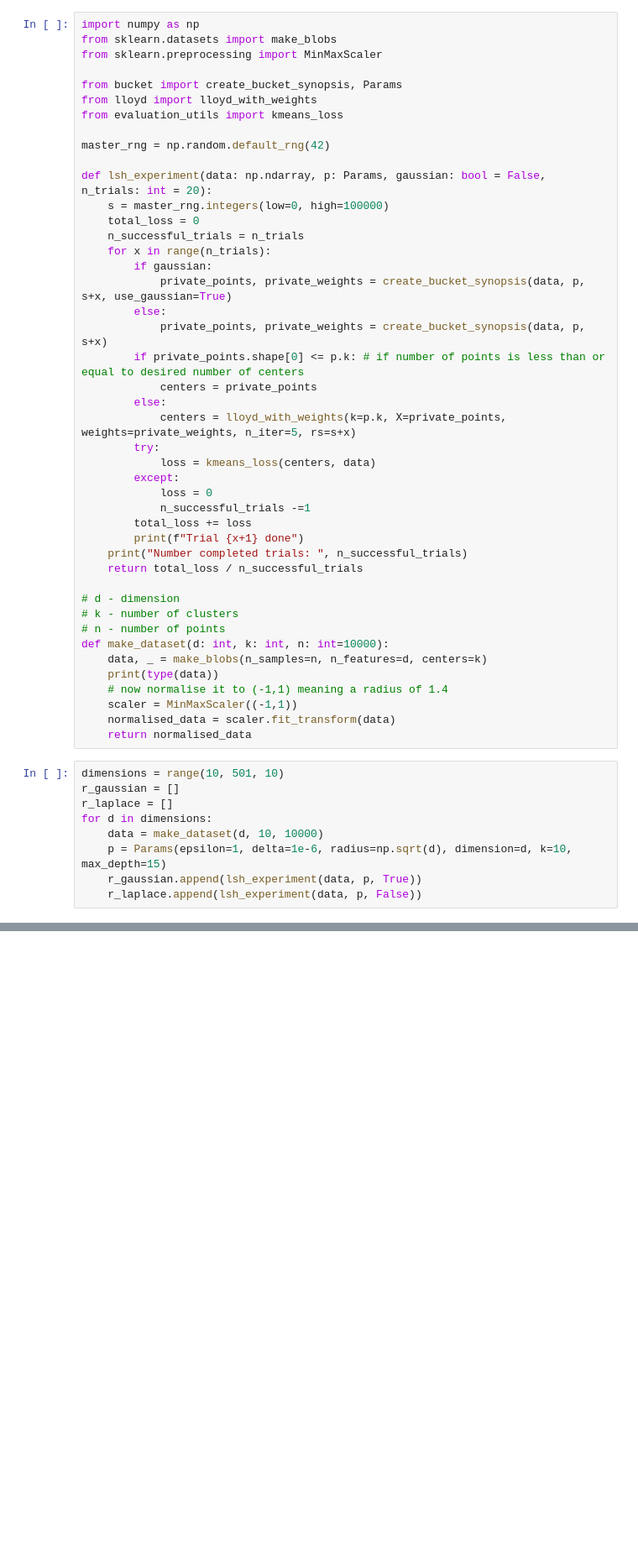
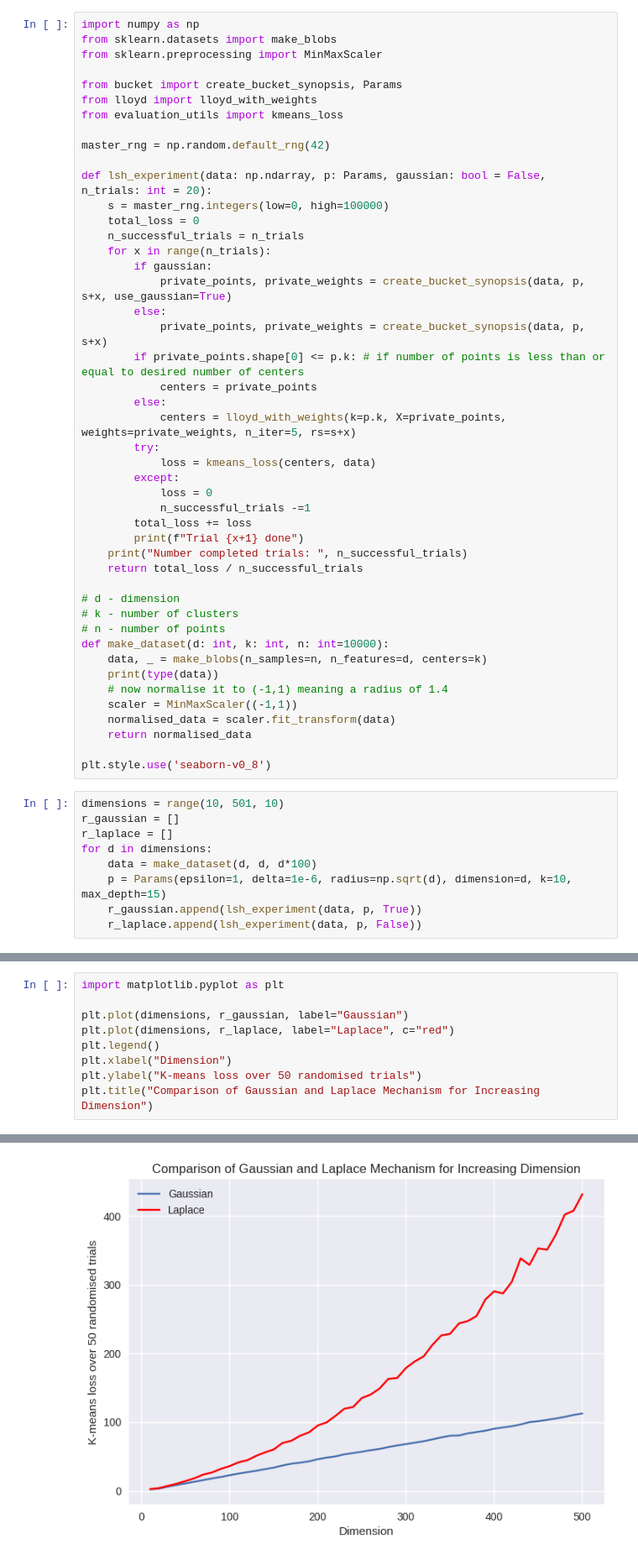
Before and after one commit to amy-ln/dpclustering, a Jupyter notebook: lap_vs_gaus.ipynb, the cells around one changed output, grey strips where cells are left out. Shown at 84% size. Saved outputs shown, nothing was run; the diff lists cells and outputs as text; blank space fills up the shorter version.

```diff
--- a/lap_vs_gaus.ipynb
+++ b/lap_vs_gaus.ipynb
@@ -42,12 +42,14 @@ def make_dataset(d: int, k: int, n: int=10000):
     scaler = MinMaxScaler((-1,1))
     normalised_data = scaler.fit_transform(data)
     return normalised_data
+
+plt.style.use('seaborn-v0_8')
 # %%
 dimensions = range(10, 501, 10)
 r_gaussian = []
 r_laplace = []
 for d in dimensions:
-    data = make_dataset(d, 10, 10000)
+    data = make_dataset(d, d, d*100)
     p = Params(epsilon=1, delta=1e-6, radius=np.sqrt(d), dimension=d, k=10, max_depth=15)
     r_gaussian.append(lsh_experiment(data, p, True))
     r_laplace.append(lsh_experiment(data, p, False))
@@ -53,0 +74,10 @@ for d in dimensions:
+# %%
+import matplotlib.pyplot as plt
+
+plt.plot(dimensions, r_gaussian, label="Gaussian")
+plt.plot(dimensions, r_laplace, label="Laplace", c="red")
+plt.legend()
+plt.xlabel("Dimension")
+plt.ylabel("K-means loss over 50 randomised trials")
+plt.title("Comparison of Gaussian and Laplace Mechanism for Increasing Dimension")
+# %% [output]
@@ -53,0 +85 @@ for d in dimensions:
+[figure, added]
```
Also changed, not shown: parts of 2 cells of this notebook, 9 other files.
